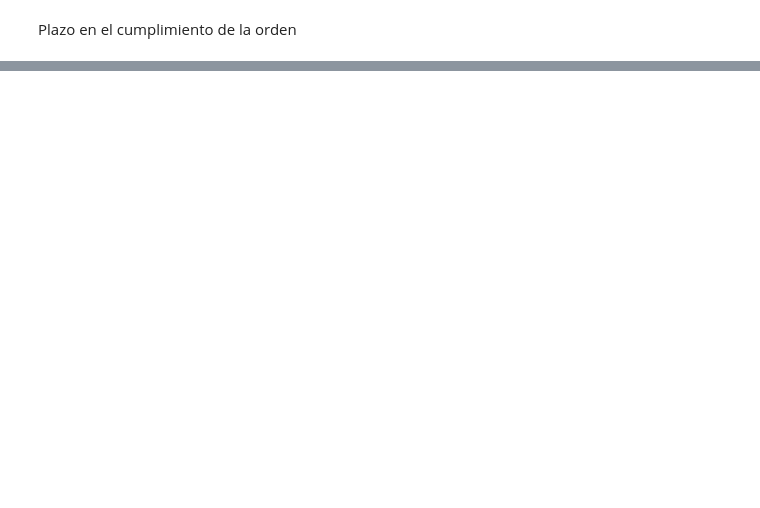
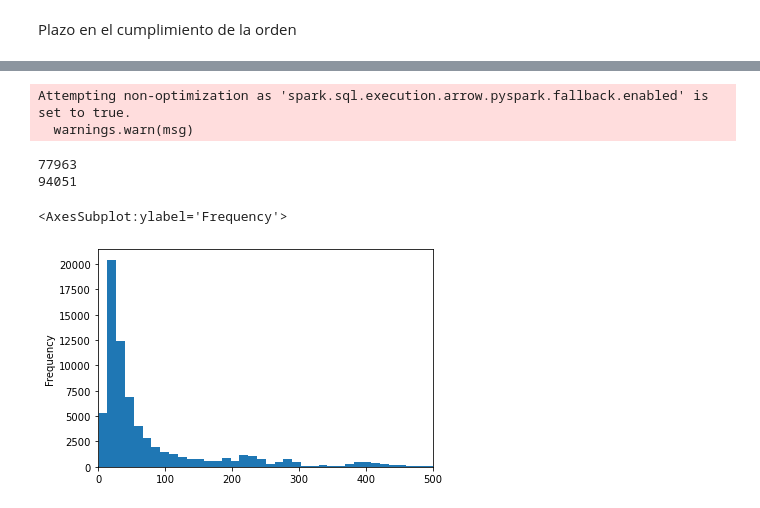
Before and after one commit to kennorsdb/nlppen, a Jupyter notebook: notebooks/ReporteTecnico/Reporte1.ipynb, the cells around one changed output, grey strips where cells are left out. Saved outputs shown, nothing was run; the diff lists cells and outputs as text; code cells hidden in the pictures; blank space fills up the shorter version.

```diff
--- a/notebooks/ReporteTecnico/Reporte1.ipynb
+++ b/notebooks/ReporteTecnico/Reporte1.ipynb
@@ -194,0 +323,39 @@ estructurales.seleccion.sdf.columns
+# %%
+# FechaSolicitud
+
+cant_con_plazo = (estructurales
+ .seleccion.sdf
+ .where('FechaSolicitud is not Null')
+ .where('termino_ext == "Con lugar" OR  termino_ext == "Con lugar parcial" ')
+).toPandas()
+
+cant_con_lugar = (estructurales
+ .seleccion.sdf
+ .where('termino_ext == "Con lugar" OR  termino_ext == "Con lugar parcial" ')
+).count()
+
+
+print(cant_con_plazo.shape[0])
+print(cant_con_lugar)
+# %% [output]
+Attempting non-optimization as 'spark.sql.execution.arrow.pyspark.fallback.enabled' is set to true.
+  warnings.warn(msg)
+77963
+94051
+# %%
+# cant_con_plazo.FechaSolicitud
+cant_con_plazo.fechahora_ext[:10]
+
+t_tramite = (estructurales
+ .seleccion.sdf
+ .where('termino_ext == "Con lugar" OR  termino_ext == "Con lugar parcial" ')
+ .withColumn('dias_tramite', F.datediff('fechahora_ext', 'FechaSolicitud'))
+).toPandas()
+
+# t_tramite.dias_tramite.plot.hist(bins=100)
+
+
+t_tramite.dias_tramite.plot.hist(bins=10000, xlim=(0,500))
+# %% [output]
+<AxesSubplot:ylabel='Frequency'>
+[figure, added]
```
Also changed, not shown: parts of 17 cells of this notebook, 14 other files.
